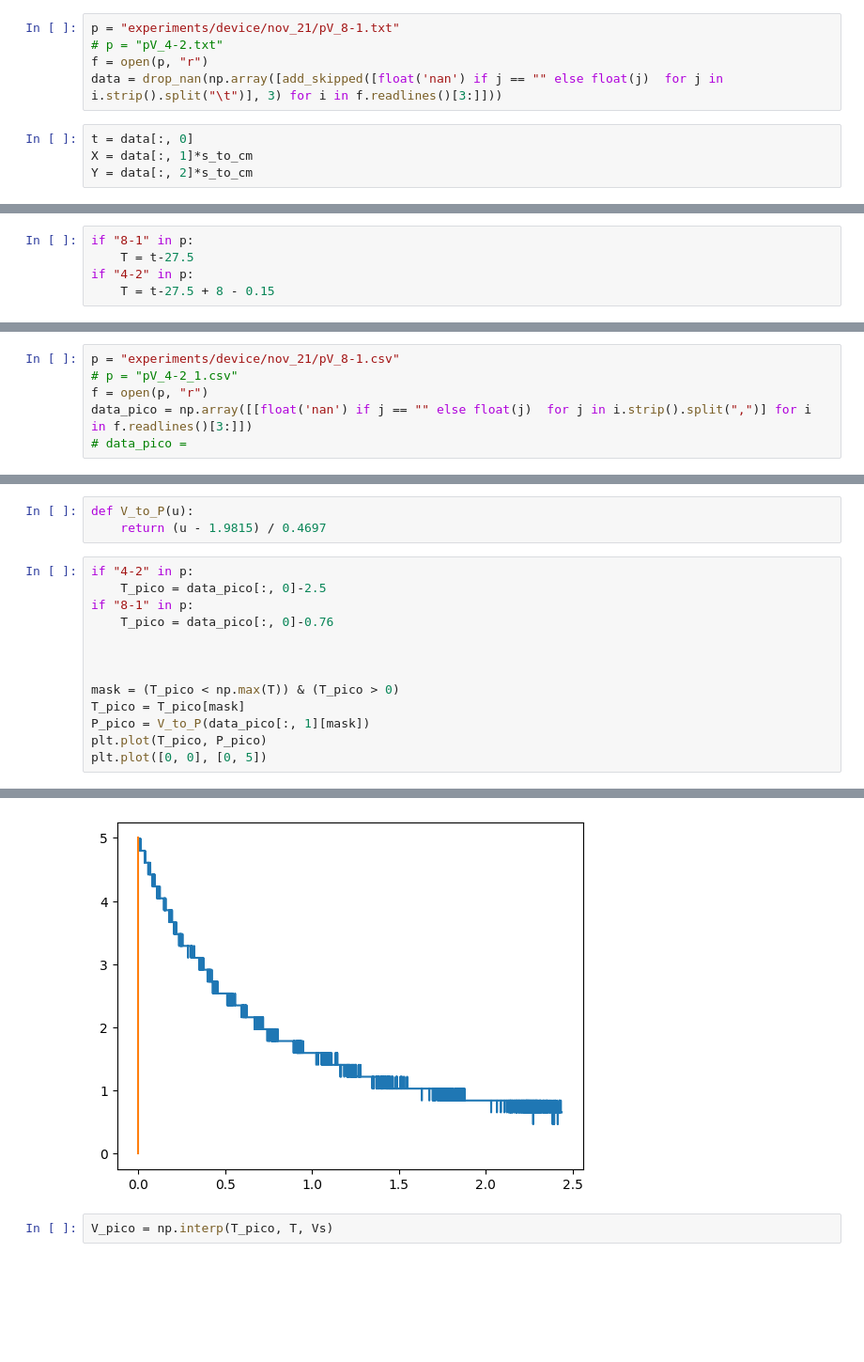
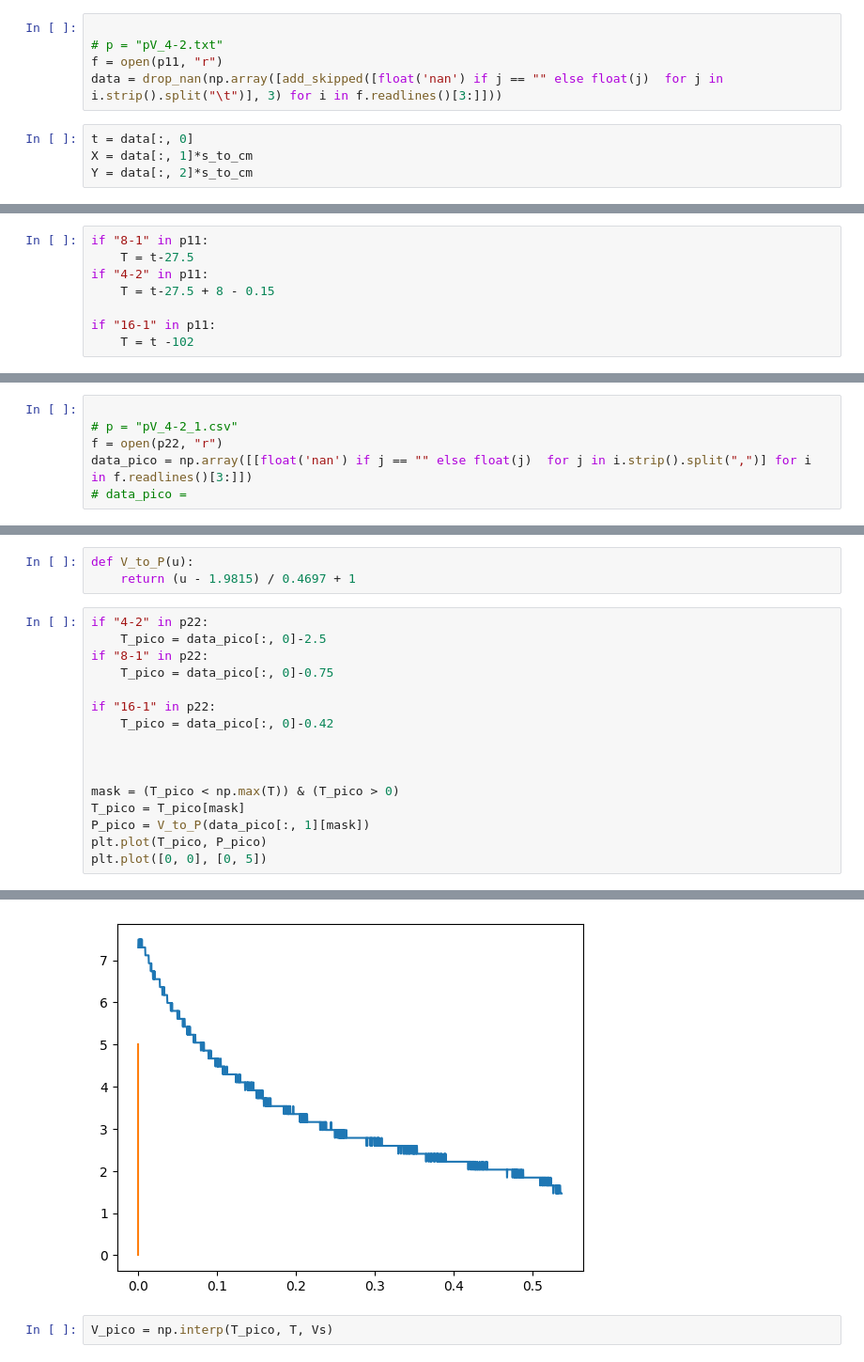
Before and after one commit to vas0x59/empirica_pet_bottle, a Jupyter notebook: proc.ipynb, the cells around one changed output, grey strips where cells are left out. Shown: that part at 94% size. Saved outputs shown, nothing was run; the diff lists cells and outputs as text; blank space fills up the shorter version.

```diff
--- a/proc.ipynb
+++ b/proc.ipynb
@@ -92,9 +101,9 @@ array([[-6.04666961,  5.12605317],
 # %% [markdown]
 Video 1
 # %%
-p = "experiments/device/nov_21/pV_8-1.txt"
+
 # p = "pV_4-2.txt"
-f = open(p, "r")
+f = open(p11, "r")
 data = drop_nan(np.array([add_skipped([float('nan') if j == "" else float(j)  for j in i.strip().split("\t")], 3) for i in f.readlines()[3:]]))
 # %%
 t = data[:, 0]
@@ -119,10 +126,13 @@ Vs = np.array([quad(lambda x: (r_interp(x)**2)*np.pi, ref_pnts[0, 0], xx, )[0] f
   on the subranges.  Perhaps a special-purpose integrator should be used.
   Vs = np.array([quad(lambda x: (r_interp(x)**2)*np.pi, ref_pnts[0, 0], xx, )[0] for xx in X]) + ref_V[0]
 # %%
-if "8-1" in p:
+if "8-1" in p11:
     T = t-27.5
-if "4-2" in p:
+if "4-2" in p11:
     T = t-27.5 + 8 - 0.15
+
+if "16-1" in p11:
+    T = t -102
 # %%
 plt.plot(T, Vs)
 plt.plot([0, 0], [200, 1500])
@@ -132,7 +142,7 @@ plt.plot([0, 0], [200, 1500])
 # %%
-p = "experiments/device/nov_21/pV_8-1.csv"
+
 # p = "pV_4-2_1.csv"
-f = open(p, "r")
+f = open(p22, "r")
 data_pico = np.array([[float('nan') if j == "" else float(j)  for j in i.strip().split(",")] for i in f.readlines()[3:]])
 # data_pico =
 # %%
@@ -143,22 +153,25 @@ plt.plot(data_pico[:, 0], data_pico[:, 1])
 # %%
 def V_to_P(u):
-    return (u - 1.9815) / 0.4697
+    return (u - 1.9815) / 0.4697 + 1
 # %%
-if "4-2" in p:
+if "4-2" in p22:
     T_pico = data_pico[:, 0]-2.5
-if "8-1" in p:
-    T_pico = data_pico[:, 0]-0.76
+if "8-1" in p22:
+    T_pico = data_pico[:, 0]-0.75
+
+if "16-1" in p22:
+    T_pico = data_pico[:, 0]-0.42
 
 
 
 mask = (T_pico < np.max(T)) & (T_pico > 0)
 T_pico = T_pico[mask]
 P_pico = V_to_P(data_pico[:, 1][mask])
 plt.plot(T_pico, P_pico)
 plt.plot([0, 0], [0, 5])
 # %% [output]
 [<matplotlib.lines.Line2D at 0x...>]
-[figure, old version]
+[figure, new version]
 # %%
 V_pico = np.interp(T_pico, T, Vs)
 # %%
```
Also changed, not shown: parts of 19 cells of this notebook, 1 other file.
